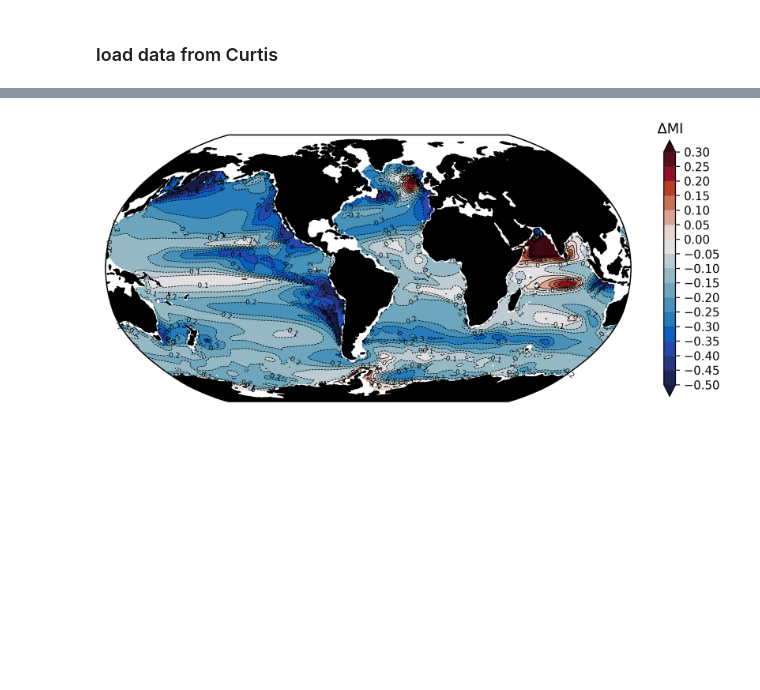
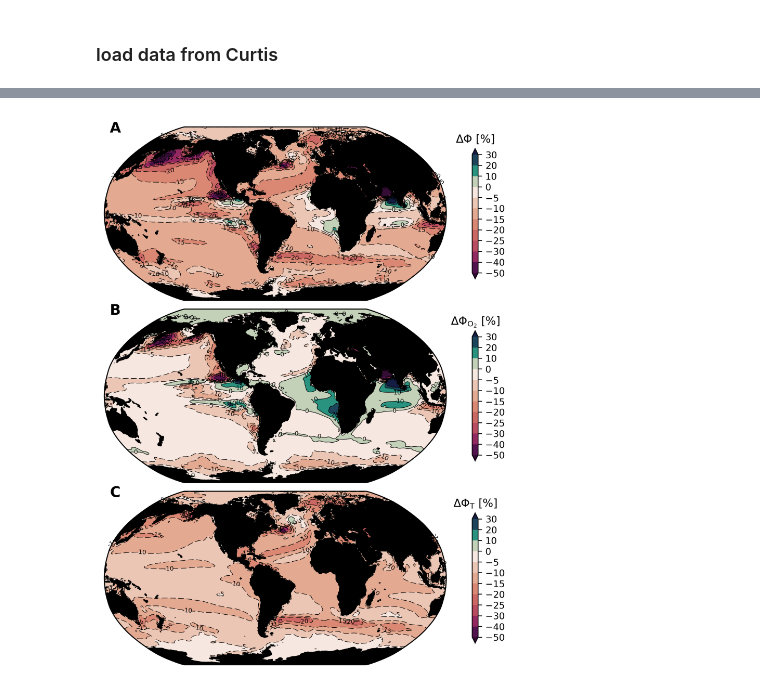
Before and after one commit to matt-long/iucn-deoxygenation-report, a Jupyter notebook: plot_metabolic_index.ipynb, the cells around one changed output, grey strips where cells are left out. Cells and saved outputs as stored; diff of their text form; code cells hidden in the pictures; blank space fills up the shorter version.

```diff
--- a/plot_metabolic_index.ipynb
+++ b/plot_metabolic_index.ipynb
@@ -52,2 +66,5 @@ Dimensions without coordinates: depth
 # %% [markdown]
 ### load data from Curtis
+# %%
+import scipy.io as sio
+matdata = sio.loadmat('data/IUCN_MetabIndex.mat', struct_as_record=False, squeeze_me=True)
@@ -80,0 +142,4 @@ dphi.dphi.mean(dim='lon').plot()
+# %%
+ds = xr.Dataset({'O2':WOA.O2,'dO2':dO2,'TEMP':WOA.TEMP,'dT':dT,'pO2':WOA.pO2,'dpO2':dpO2,
+                'O2fut':O2fut,'Tfut':Tfut,'pO2fut':pO2fut})
+ds
@@ -80,0 +239,10 @@ dphi.dphi.mean(dim='lon').plot()
+# %%
+zmask = xr.DataArray(np.ones(len(depth)),dims='depth',coords={'depth':depth})
+zmask = zmask.where(depth<400.).fillna(0.)
+
+rmask = xr.DataArray(np.zeros((len(depth),len(grid.lat),len(grid.lon))),dims=('depth','lat','lon'))
+rmask[:,:,:] = np.where(np.isnan(WOA.O2[0,:,:,:]),0.,1.)
+
+zwgt = (dz*rmask*zmask) / (dz*rmask*zmask).sum(dim='depth')
+
+zwgt.sum(dim='depth').plot()
@@ -80,0 +252,3 @@ dphi.dphi.mean(dim='lon').plot()
+# %%
+ddsxy = (dds * zwgt).sum(dim='depth').mean(dim='month')
+ddsxy
@@ -81,30 +266,51 @@ dphi.dphi.mean(dim='lon').plot()
 # %%
 plot_name = os.path.join(diro['fig'],'metabolic-index-change-map.pdf')
 
-units = '$\Delta$MI'
-levels = np.arange(-0.5,0.35,0.05)
+fig=plt.figure(figsize=(10,12),dpi=300)
+gs = gridspec.GridSpec(3,1)
 
-fig=plt.figure(figsize=(10, 8),dpi=300)
-gs = gridspec.GridSpec(1,1)
+levels = np.array([-0.5,-0.4,-0.3,-0.25,-0.2,-0.15,-0.1,-0.05,0,0.1,0.2,0.3])*100.
+norm = plot_tools.MidPointNorm(midpoint=0)
+contour_specs = {'levels':levels,'cmap':cmocean.cm.curl_r,'norm':norm,'extend':'both'}
 
-norm = plot_tools.MidPointNorm(midpoint=0)
-contour_specs = {'levels':levels,'cmap':cmocean.cm.balance,'norm':norm,'extend':'both'}
+units = ['$\Delta\Phi$ [%]','$\Delta\Phi_{O_2}$ [%]','$\Delta\Phi_{T}$ [%]']
+obj = [[]]*3
+ax = []
+for i,v in enumerate(['dphiReltot','dphiRelo2','dphiReltemp']):
 
-z = dphi.dphi.sel(depth=slice(200,600)).mean(dim='depth').values
-lat = dphi.lat.values
-lon = dphi.lon.values
+    z = ddsxy[v].values * 100.
+    lat = ddsxy.lat.values
+    lon = ddsxy.lon.values
 
-lon = np.where(lon<0.,lon+360.,lon)
-I = np.argsort(lon)
-lon = lon[I]
-z = z[:,I]
-z,lon = add_cyclic_point(z,coord=lon)
+    lon = np.where(lon<0.,lon+360.,lon)
+    I = np.argsort(lon)
+    lon = lon[I]
+    z = z[:,I]
+    z,lon = add_cyclic_point(z,coord=lon)
 
-obj = plot_tools.canvas_map_contour_overlay(lon,lat,z,
-                                            contour_specs,
-                                            units = units,
-                                            fig=fig,
-                                            gridspec=gs,
-                                            row=0,col=0)
+    obj[i] = plot_tools.canvas_map_contour_overlay(lon,lat,z,
+                                                contour_specs,
+                                                units = units[i],
+                                                fig=fig,
+                                                gridspec=gs,
+                                                row=i,col=0)
+    ax.append(obj[i]['ax'])
+
+gridspec_kwargs = {'hspace' : 0.05,
+                   'wspace' : 0.05,
+                   'left' : 0.,
+                   'right' : 0.87,
+                   'bottom' : 0.,
+                   'top' : 1.}
+fgsz = plot_tools.plotgrid(fig, gs, ax, [2,1],gridspec_kwargs)
+
+alp = [chr(i).upper() for i in range(97,97+26)]
+for i,axi in enumerate(ax):
+    p = axi.get_position()
+    y = p.y1-0.01
+    x = p.x0+0.13
+    fig.text(x,y,'%s'%alp[i],
+             fontsize=14.,
+             fontweight = 'semibold')
 plt.savefig(plot_name,bbox_inches='tight')
 # %% [output]
@@ -111 +327 @@ plt.savefig(plot_name,bbox_inches='tight')
-[figure, old version]
+[figure, new version]
```
Also changed, not shown: parts of 24 cells of this notebook, 2 other files.
